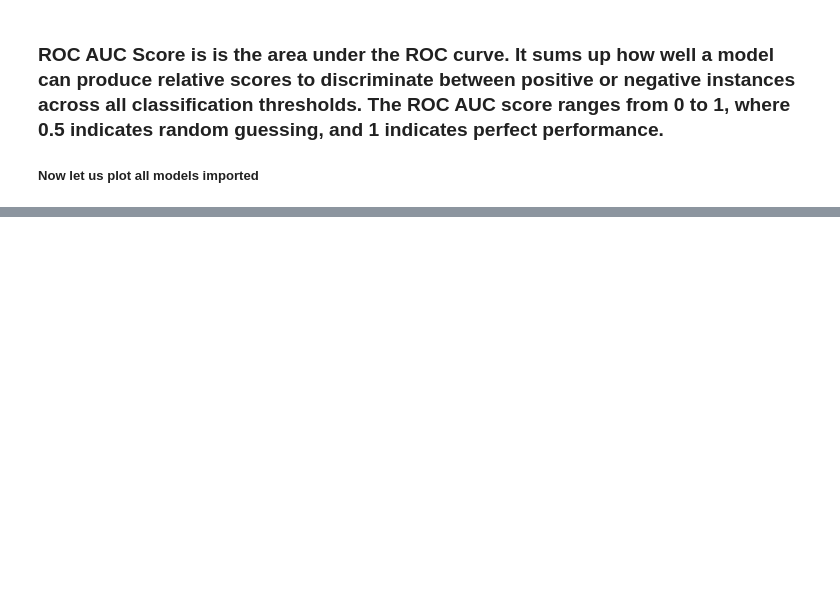
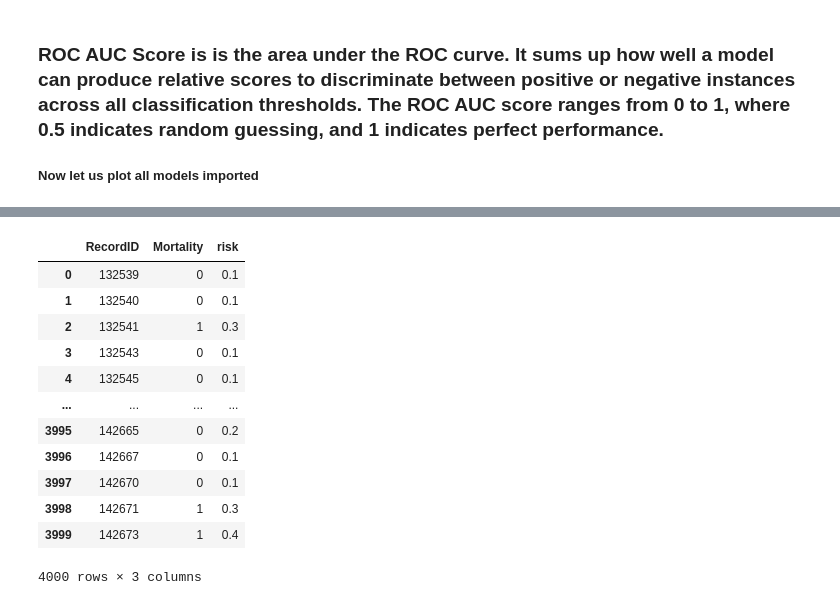
Before and after one commit to alyelaswad/ICU-Risk-Predictor, a Jupyter notebook: src/models.ipynb, the cells around one changed output, grey strips where cells are left out. Saved outputs shown, nothing was run; the diff lists cells and outputs as text; code cells hidden in the pictures; blank space fills up the shorter version.

Commit message:
initiated risk factor predictions

```diff
--- a/src/models.ipynb
+++ b/src/models.ipynb
@@ -290,0 +303,5 @@ Please also refer to the documentation for alternative solver options:
+# %%
+df3= pd.read_csv("../data/dataset/outputs-a.txt")
+df3
+risk_label_A = df3[df3.columns[2]]
+risk_label_A
@@ -290,0 +339,16 @@ Please also refer to the documentation for alternative solver options:
+# %%
+df3
+# %% [output]
+|  | RecordID | Mortality | risk |
+| 0 | 132539 | 0 | 0.1 |
+| 1 | 132540 | 0 | 0.1 |
+| 2 | 132541 | 1 | 0.3 |
+| 3 | 132543 | 0 | 0.1 |
+| 4 | 132545 | 0 | 0.1 |
+| ... | ... | ... | ... |
+| 3995 | 142665 | 0 | 0.2 |
+| 3996 | 142667 | 0 | 0.1 |
+| 3997 | 142670 | 0 | 0.1 |
+| 3998 | 142671 | 1 | 0.3 |
+| 3999 | 142673 | 1 | 0.4 |
+4000 rows × 3 columns
```
Also changed, not shown: parts of 10 cells of this notebook.
